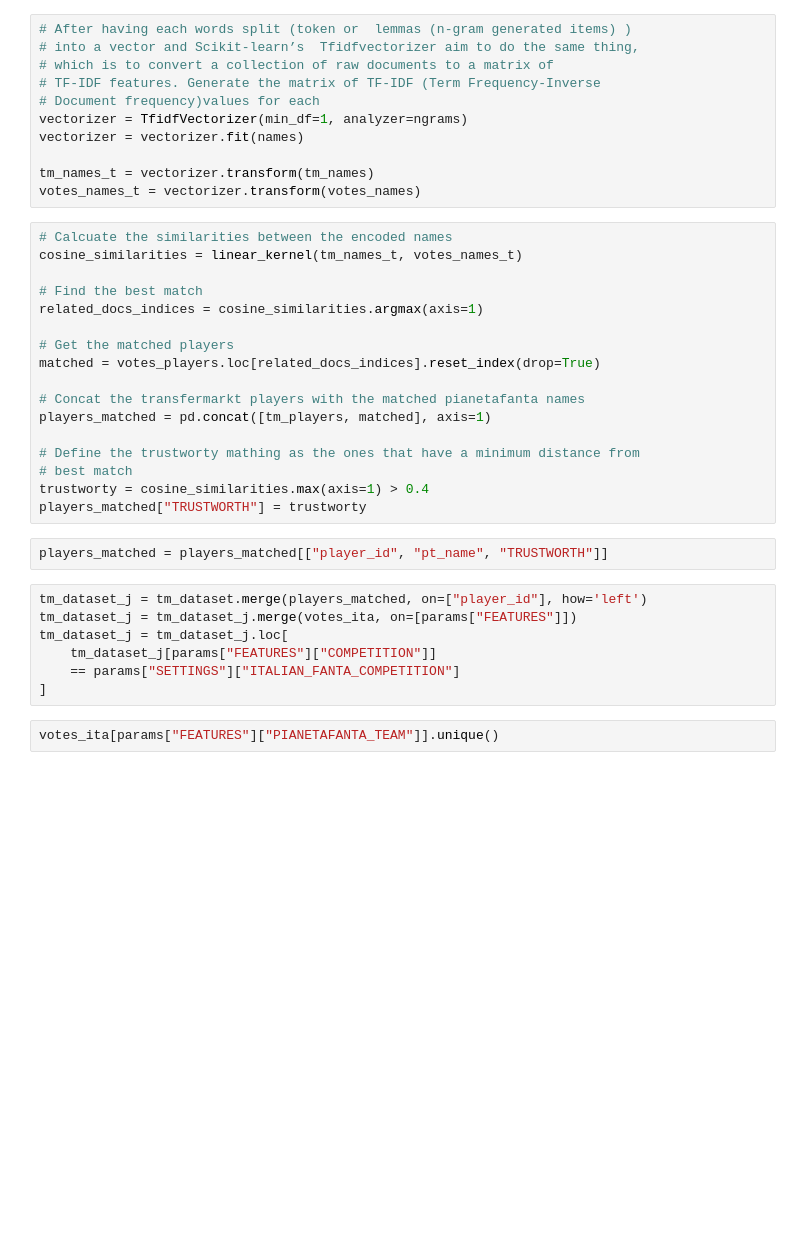
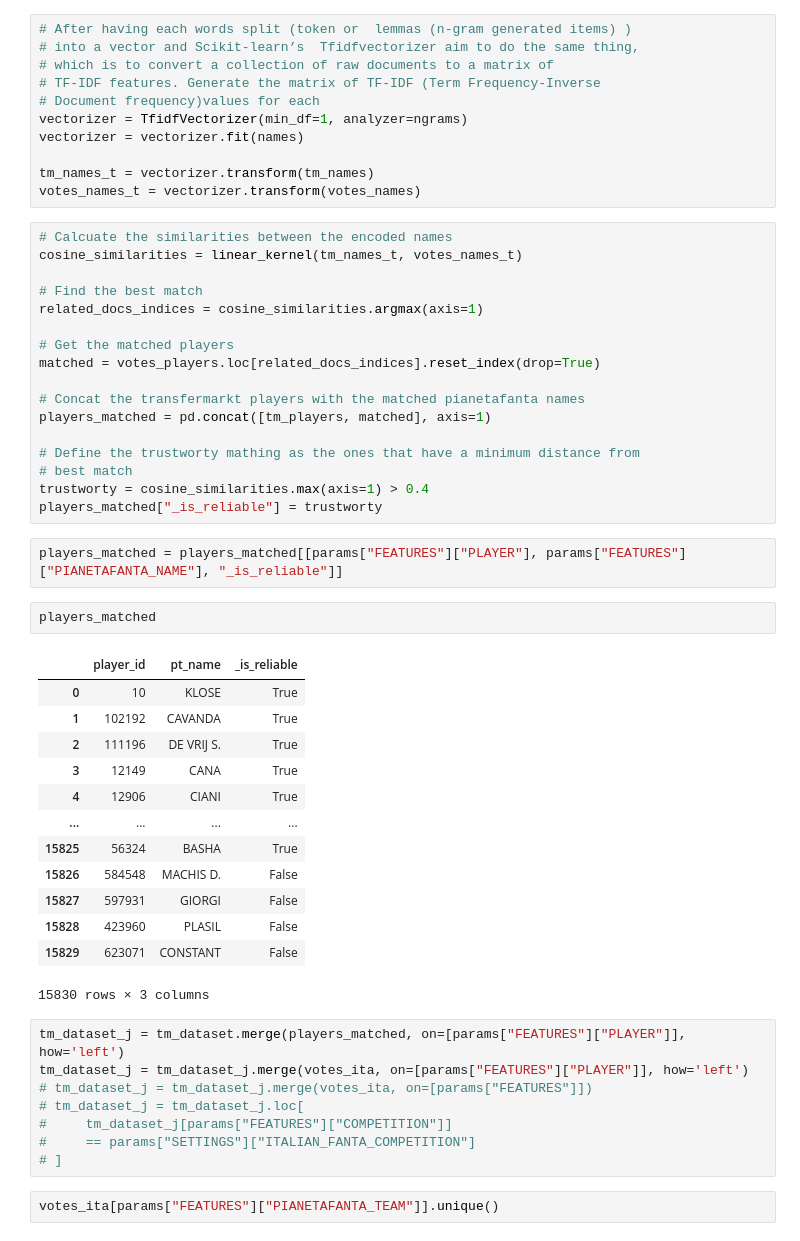
Before and after one commit to tizianoparriani/fantasAi_football, a Jupyter notebook: src/harmonization.ipynb, the cells around one changed output. Saved outputs shown, nothing was run; the diff lists cells and outputs as text; blank space fills up the shorter version.

```diff
--- a/src/harmonization.ipynb
+++ b/src/harmonization.ipynb
@@ -106,16 +106,33 @@ players_matched = pd.concat([tm_players, matched], axis=1)
 # Define the trustworty mathing as the ones that have a minimum distance from
 # best match
 trustworty = cosine_similarities.max(axis=1) > 0.4
-players_matched["TRUSTWORTH"] = trustworty
+players_matched["_is_reliable"] = trustworty
-# %%
-players_matched = players_matched[["player_id", "pt_name", "TRUSTWORTH"]]
+# %%
+players_matched = players_matched[[params["FEATURES"]["PLAYER"], params["FEATURES"]["PIANETAFANTA_NAME"], "_is_reliable"]]
+# %%
+players_matched
+# %% [output]
+|  | player_id | pt_name | _is_reliable |
+| 0 | 10 | KLOSE | True |
+| 1 | 102192 | CAVANDA | True |
+| 2 | 111196 | DE VRIJ S. | True |
+| 3 | 12149 | CANA | True |
+| 4 | 12906 | CIANI | True |
+| ... | ... | ... | ... |
+| 15825 | 56324 | BASHA | True |
+| 15826 | 584548 | MACHIS D. | False |
+| 15827 | 597931 | GIORGI | False |
+| 15828 | 423960 | PLASIL | False |
+| 15829 | 623071 | CONSTANT | False |
+15830 rows × 3 columns
 # %%
-tm_dataset_j = tm_dataset.merge(players_matched, on=["player_id"], how='left')
-tm_dataset_j = tm_dataset_j.merge(votes_ita, on=[params["FEATURES"]])
-tm_dataset_j = tm_dataset_j.loc[
-    tm_dataset_j[params["FEATURES"]["COMPETITION"]]
-    == params["SETTINGS"]["ITALIAN_FANTA_COMPETITION"]
-]
+tm_dataset_j = tm_dataset.merge(players_matched, on=[params["FEATURES"]["PLAYER"]], how='left')
+tm_dataset_j = tm_dataset_j.merge(votes_ita, on=[params["FEATURES"]["PLAYER"]], how='left')
+# tm_dataset_j = tm_dataset_j.merge(votes_ita, on=[params["FEATURES"]])
+# tm_dataset_j = tm_dataset_j.loc[
+#     tm_dataset_j[params["FEATURES"]["COMPETITION"]]
+#     == params["SETTINGS"]["ITALIAN_FANTA_COMPETITION"]
+# ]
 # %%
 votes_ita[params["FEATURES"]["PIANETAFANTA_TEAM"]].unique()
 # %% [output]
```
Also changed, not shown: parts of 2 cells of this notebook, 1 other file.
